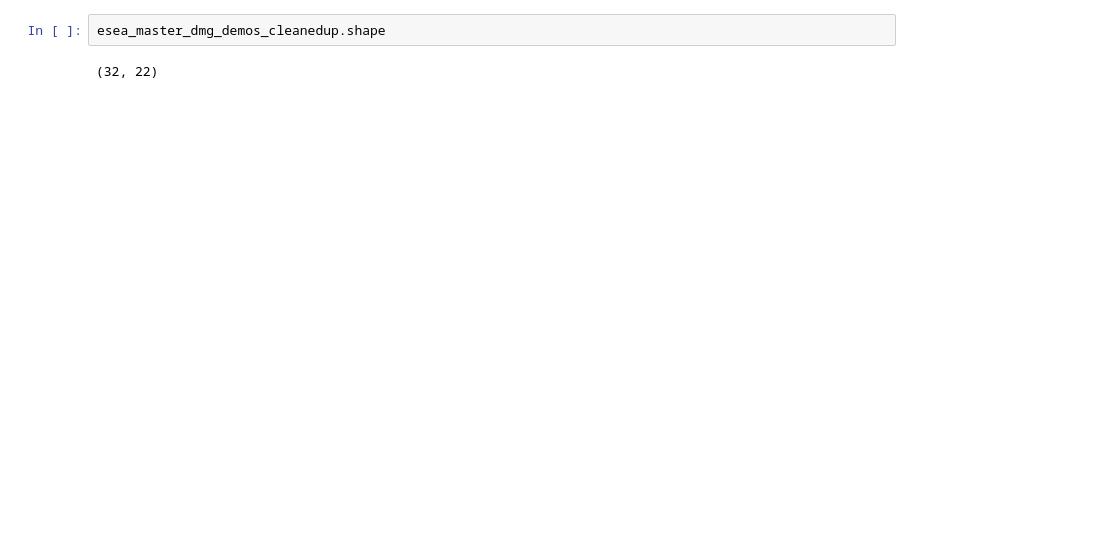
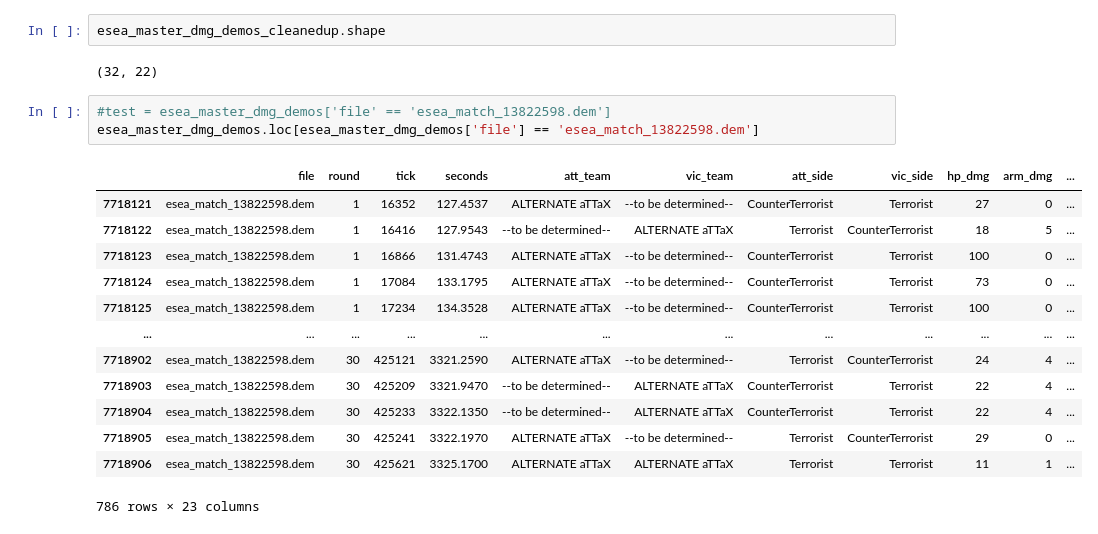
Before and after one commit to gandhimonil9823/CS_GO_Analysis, a Jupyter notebook: CS_GO_Analysis.ipynb, the cells around one changed output. Cells and saved outputs as stored; diff of their text form; blank space fills up the shorter version.

```diff
--- a/CS_GO_Analysis.ipynb
+++ b/CS_GO_Analysis.ipynb
@@ -161,3 +184,20 @@ esea_master_dmg_demos_cleanedup
 esea_master_dmg_demos_cleanedup.shape
 # %% [output]
 (32, 22)
+# %%
+#test = esea_master_dmg_demos['file' == 'esea_match_13822598.dem']
+esea_master_dmg_demos.loc[esea_master_dmg_demos['file'] == 'esea_match_13822598.dem']
+# %% [output]
+|  | file | round | tick | seconds | att_team | vic_team | att_side | vic_side | hp_dmg | arm_dmg | ... |
+| 7718121 | esea_match_13822598.dem | 1 | 16352 | 127.4537 | ALTERNATE aTTaX | --to be determined-- | CounterTerrorist | Terrorist | 27 | 0 | ... |
+| 7718122 | esea_match_13822598.dem | 1 | 16416 | 127.9543 | --to be determined-- | ALTERNATE aTTaX | Terrorist | CounterTerrorist | 18 | 5 | ... |
+| 7718123 | esea_match_13822598.dem | 1 | 16866 | 131.4743 | ALTERNATE aTTaX | --to be determined-- | CounterTerrorist | Terrorist | 100 | 0 | ... |
+| 7718124 | esea_match_13822598.dem | 1 | 17084 | 133.1795 | ALTERNATE aTTaX | --to be determined-- | CounterTerrorist | Terrorist | 73 | 0 | ... |
+| 7718125 | esea_match_13822598.dem | 1 | 17234 | 134.3528 | ALTERNATE aTTaX | --to be determined-- | CounterTerrorist | Terrorist | 100 | 0 | ... |
+| ... | ... | ... | ... | ... | ... | ... | ... | ... | ... | ... | ... |
+| 7718902 | esea_match_13822598.dem | 30 | 425121 | 3321.2590 | ALTERNATE aTTaX | --to be determined-- | Terrorist | CounterTerrorist | 24 | 4 | ... |
+| 7718903 | esea_match_13822598.dem | 30 | 425209 | 3321.9470 | --to be determined-- | ALTERNATE aTTaX | CounterTerrorist | Terrorist | 22 | 4 | ... |
+| 7718904 | esea_match_13822598.dem | 30 | 425233 | 3322.1350 | --to be determined-- | ALTERNATE aTTaX | CounterTerrorist | Terrorist | 22 | 4 | ... |
+| 7718905 | esea_match_13822598.dem | 30 | 425241 | 3322.1970 | ALTERNATE aTTaX | --to be determined-- | Terrorist | CounterTerrorist | 29 | 0 | ... |
+| 7718906 | esea_match_13822598.dem | 30 | 425621 | 3325.1700 | ALTERNATE aTTaX | ALTERNATE aTTaX | Terrorist | Terrorist | 11 | 1 | ... |
+786 rows × 23 columns
```
Also changed, not shown: parts of 11 cells of this notebook.
